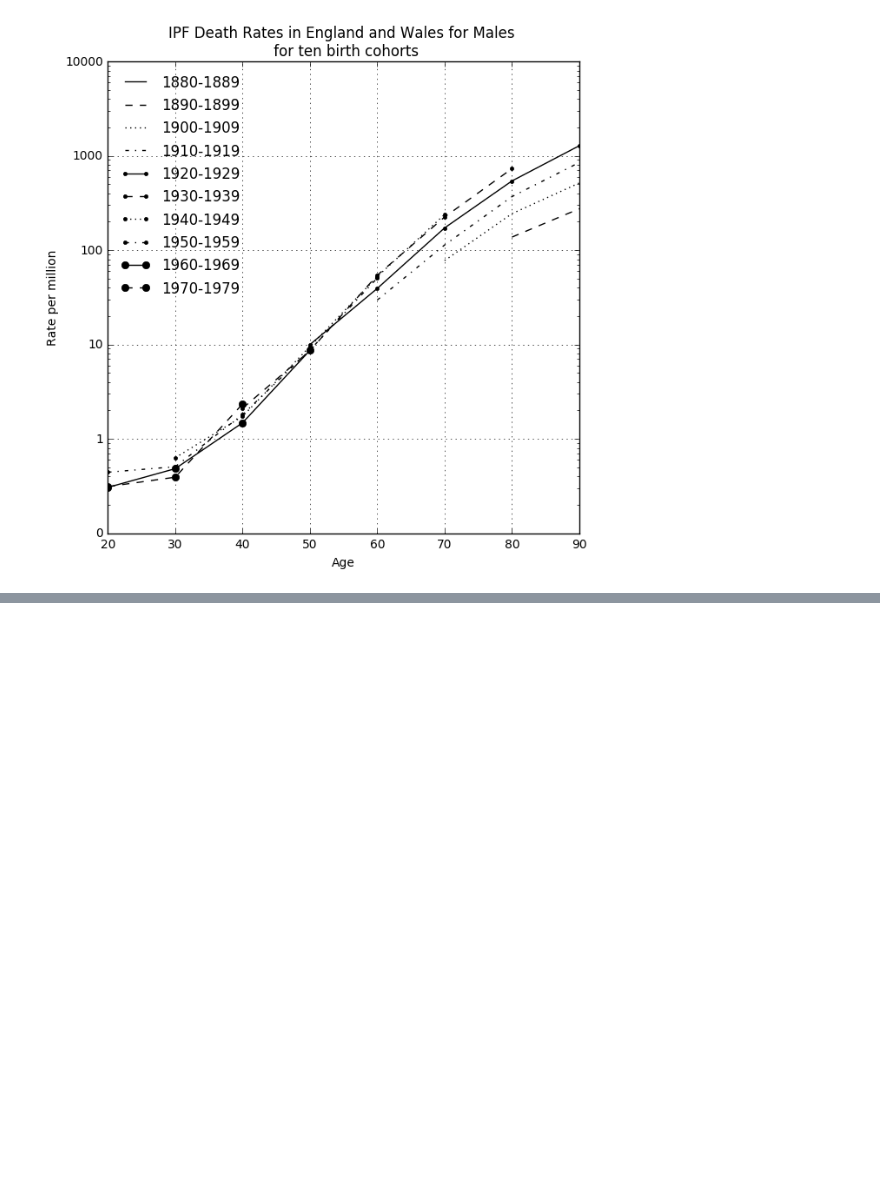
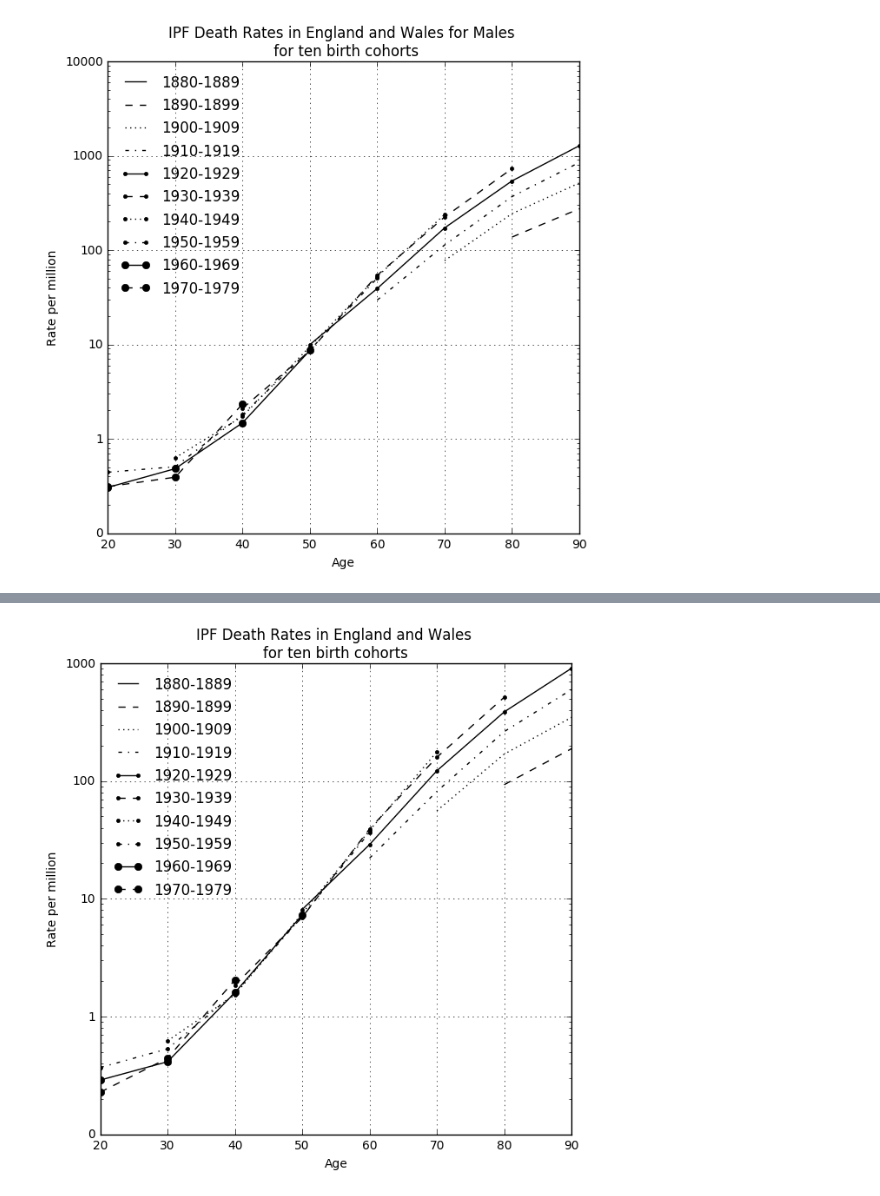
Before and after one commit to drcjar/pypf, a Jupyter notebook: notebooks/pypf_cohort_analysis.ipynb, the cells around one changed output, grey strips where cells are left out. Saved outputs shown, nothing was run; the diff lists cells and outputs as text; code cells hidden in the pictures; blank space fills up the shorter version.

```diff
--- a/notebooks/pypf_cohort_analysis.ipynb
+++ b/notebooks/pypf_cohort_analysis.ipynb
@@ -94 +103,5 @@ plot_cohort_age(df, mask['male-ipf-cohort'], 'IPF Death Rates in England and Wal
+# %%
+plot_cohort_age(df, mask['malefemale-ipf-cohort'], 'IPF Death Rates in England and Wales \nfor ten birth cohorts')
+# %% [output]
+[figure, added]
 # %%
```
Also changed, not shown: parts of 5 cells of this notebook, 8 other files.
